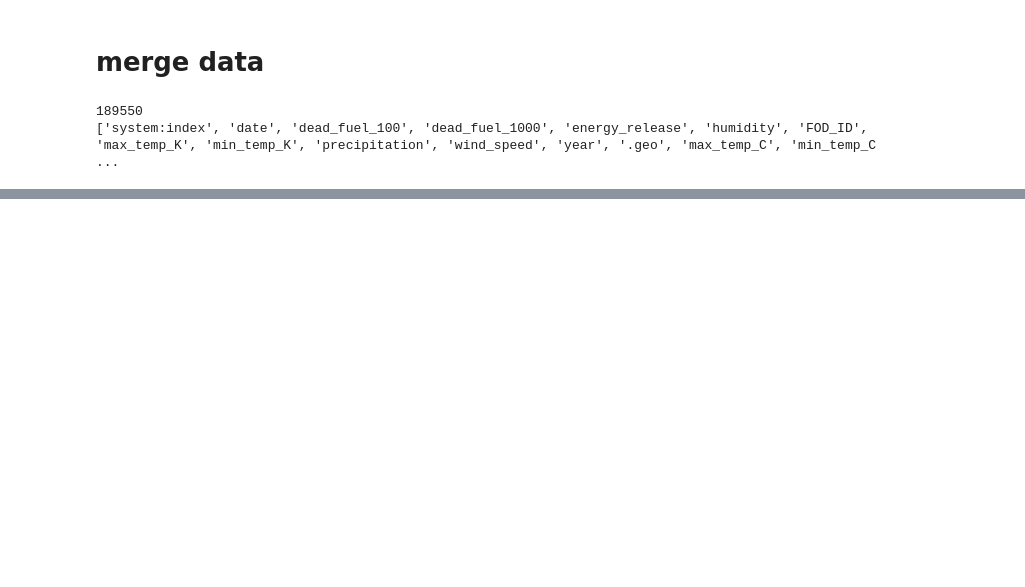
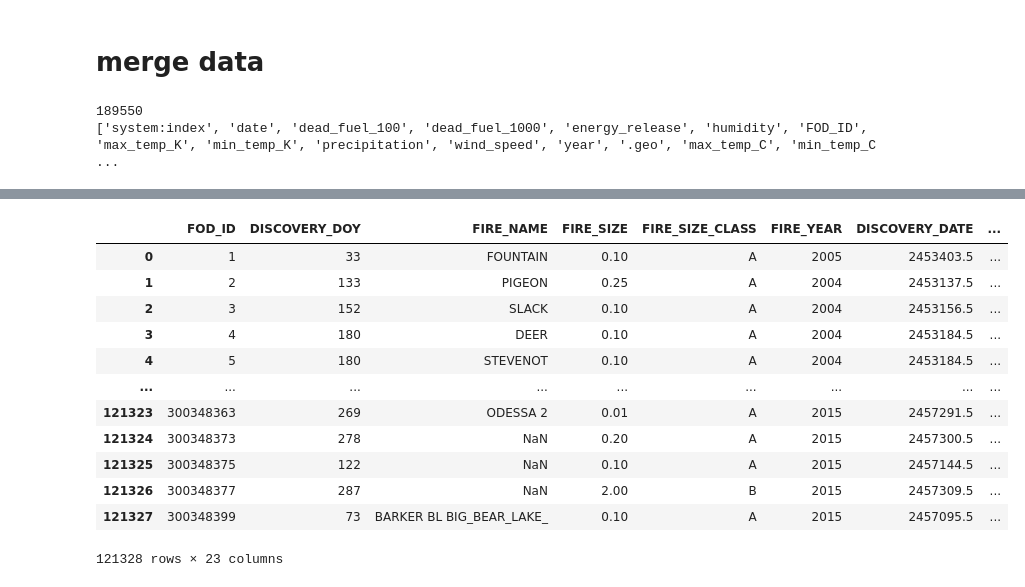
Before and after one commit to jmo2171/ml-climate, a Jupyter notebook: src/wildfire_data_extraction.ipynb, the cells around one changed output, grey strips where cells are left out. Saved outputs shown, nothing was run; the diff lists cells and outputs as text; code cells hidden in the pictures; blank space fills up the shorter version.

```diff
--- a/src/wildfire_data_extraction.ipynb
+++ b/src/wildfire_data_extraction.ipynb
@@ -59,3 +74,5 @@ ca_fires = pd.read_sql('SELECT FOD_ID, FIRE_NAME, FIRE_SIZE, FIRE_SIZE_CLASS, FI
+# %%
+ca_fires = pd.read_sql('SELECT FOD_ID, FIRE_NAME, FIRE_SIZE, FIRE_SIZE_CLASS, FIRE_YEAR, DISCOVERY_DATE, STAT_CAUSE_DESCR, STATE, LATITUDE, LONGITUDE, DISCOVERY_DOY FROM Fires F WHERE F.STATE="CA"', con)
 # %%
 test_fires = pd.read_sql('SELECT FOD_ID, FIRE_NAME, FIRE_SIZE, FIRE_SIZE_CLASS, FIRE_YEAR, DISCOVERY_DATE, STAT_CAUSE_DESCR, STATE, LATITUDE, LONGITUDE FROM Fires F LIMIT 15', con)
 test_fires
@@ -624,0 +660,22 @@ merged_df.to_csv("/content/drive/MyDrive/Spring 2025/ML and Climate/wildfire_pro
+# %%
+old_merge = pd.read_csv("/content/drive/MyDrive/Spring 2025/ML and Climate/wildfire_project/ca_2000_mean_fire_earth_data.csv")
+# %%
+
+merged_df = ca_2000_fires[['FOD_ID', 'DISCOVERY_DOY']].merge(old_merge,
+                           on='FOD_ID', how='left')
+# %%
+merged_df
+# %% [output]
+|  | FOD_ID | DISCOVERY_DOY | FIRE_NAME | FIRE_SIZE | FIRE_SIZE_CLASS | FIRE_YEAR | DISCOVERY_DATE | ... |
+| 0 | 1 | 33 | FOUNTAIN | 0.10 | A | 2005 | 2453403.5 | ... |
+| 1 | 2 | 133 | PIGEON | 0.25 | A | 2004 | 2453137.5 | ... |
+| 2 | 3 | 152 | SLACK | 0.10 | A | 2004 | 2453156.5 | ... |
+| 3 | 4 | 180 | DEER | 0.10 | A | 2004 | 2453184.5 | ... |
+| 4 | 5 | 180 | STEVENOT | 0.10 | A | 2004 | 2453184.5 | ... |
+| ... | ... | ... | ... | ... | ... | ... | ... | ... |
+| 121323 | 300348363 | 269 | ODESSA 2 | 0.01 | A | 2015 | 2457291.5 | ... |
+| 121324 | 300348373 | 278 | NaN | 0.20 | A | 2015 | 2457300.5 | ... |
+| 121325 | 300348375 | 122 | NaN | 0.10 | A | 2015 | 2457144.5 | ... |
+| 121326 | 300348377 | 287 | NaN | 2.00 | B | 2015 | 2457309.5 | ... |
+| 121327 | 300348399 | 73 | BARKER BL BIG_BEAR_LAKE_ | 0.10 | A | 2015 | 2457095.5 | ... |
+121328 rows × 23 columns
```
Also changed, not shown: parts of 19 cells of this notebook.
